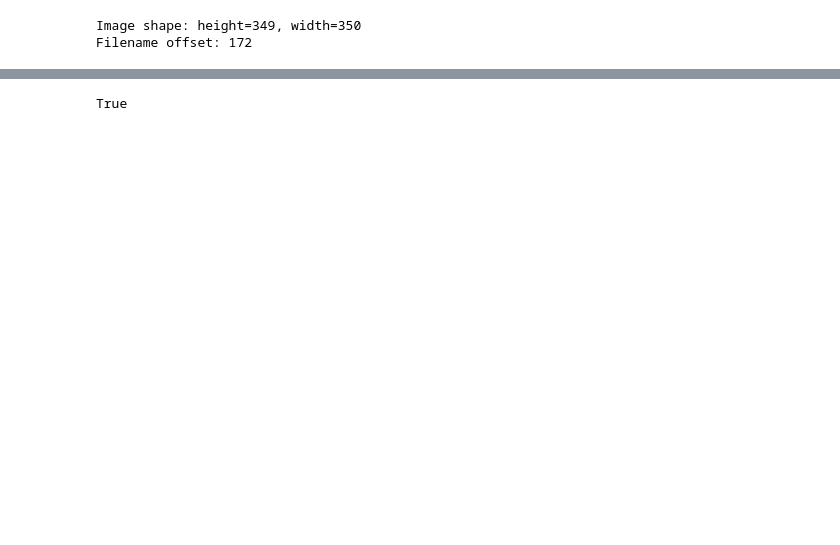
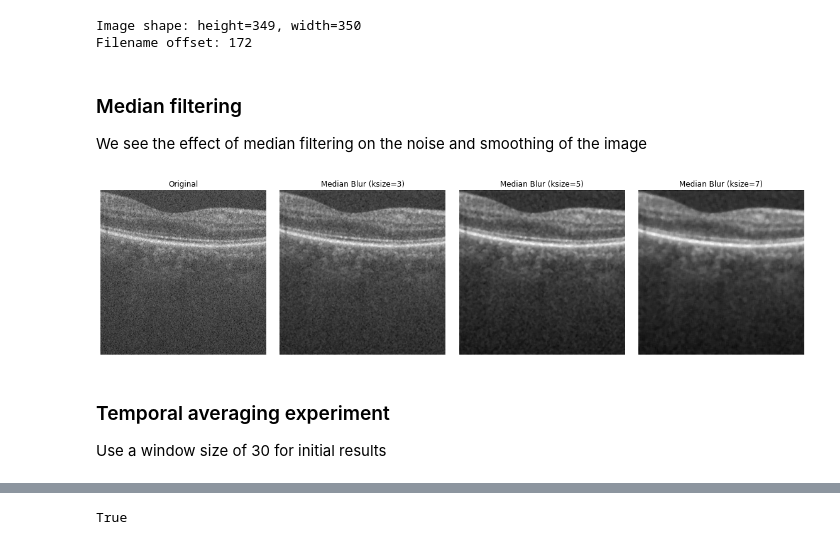
Before and after one commit to leephilipx/intelligent-system-design, a Jupyter notebook: part2/temporal_averaging.ipynb, the cells around one changed output, grey strips where cells are left out. Drawn from its saved outputs; the diff is of its cells as text; code cells hidden in the pictures; blank space fills up the shorter version.

```diff
--- a/part2/temporal_averaging.ipynb
+++ b/part2/temporal_averaging.ipynb
@@ -20,9 +20,35 @@ print(f'Filename offset: {FILENAME_OFFSET}')
 Image shape: height=349, width=350
 Filename offset: 172
 # %%
-with imageio.get_writer('viz_outputs/retina2.gif', mode='I', fps=30) as writer:
-    for i, image in enumerate(images):
-        image_copy = image.copy()
-        cv2.putText(image_copy, f'Image {i+FILENAME_OFFSET}', (10, H-20), cv2.FONT_HERSHEY_SIMPLEX, 1, (0, 0, 0), 3, cv2.LINE_AA)
-        cv2.putText(image_copy, f'Image {i+FILENAME_OFFSET}', (10, H-20), cv2.FONT_HERSHEY_SIMPLEX, 1, (255, 255, 255), 1, cv2.LINE_AA)
-        writer.append_data(image)
+## Uncomment this block to generate a GIF of the original images
+
+# with imageio.get_writer('viz_outputs/retina2_original.gif', mode='I', fps=30) as writer:
+#     for i, image in enumerate(images):
+#         image_copy = image.copy()
+#         cv2.putText(image_copy, f'Image {i+FILENAME_OFFSET}', (10, H-20), cv2.FONT_HERSHEY_SIMPLEX, 1, (0, 0, 0), 3, cv2.LINE_AA)
+#         cv2.putText(image_copy, f'Image {i+FILENAME_OFFSET}', (10, H-20), cv2.FONT_HERSHEY_SIMPLEX, 1, (255, 255, 255), 1, cv2.LINE_AA)
+#         writer.append_data(image)
+# %% [markdown]
+### Median filtering
+
+We see the effect of median filtering on the noise and smoothing of the image
+# %%
+fig, ax = plt.subplots(1, 4, figsize=(16, 4), facecolor='white')
+
+ax[0].imshow(images[0], cmap='gray')
+ax[0].set_title('Original')
+ax[0].axis('off')
+
+for i in range(1, 4):
+    ax[i].imshow(cv2.medianBlur(images[0], 2*i+1), cmap='gray')
+    ax[i].set_title(f'Median Blur (ksize={2*i+1})')
+    ax[i].axis('off')
+
+plt.tight_layout()
+plt.show()
+# %% [output]
+[figure, added]
+# %% [markdown]
+### Temporal averaging experiment
+
+Use a window size of 30 for initial results
```
Also changed, not shown: parts of 28 cells of this notebook, 2 other files.
